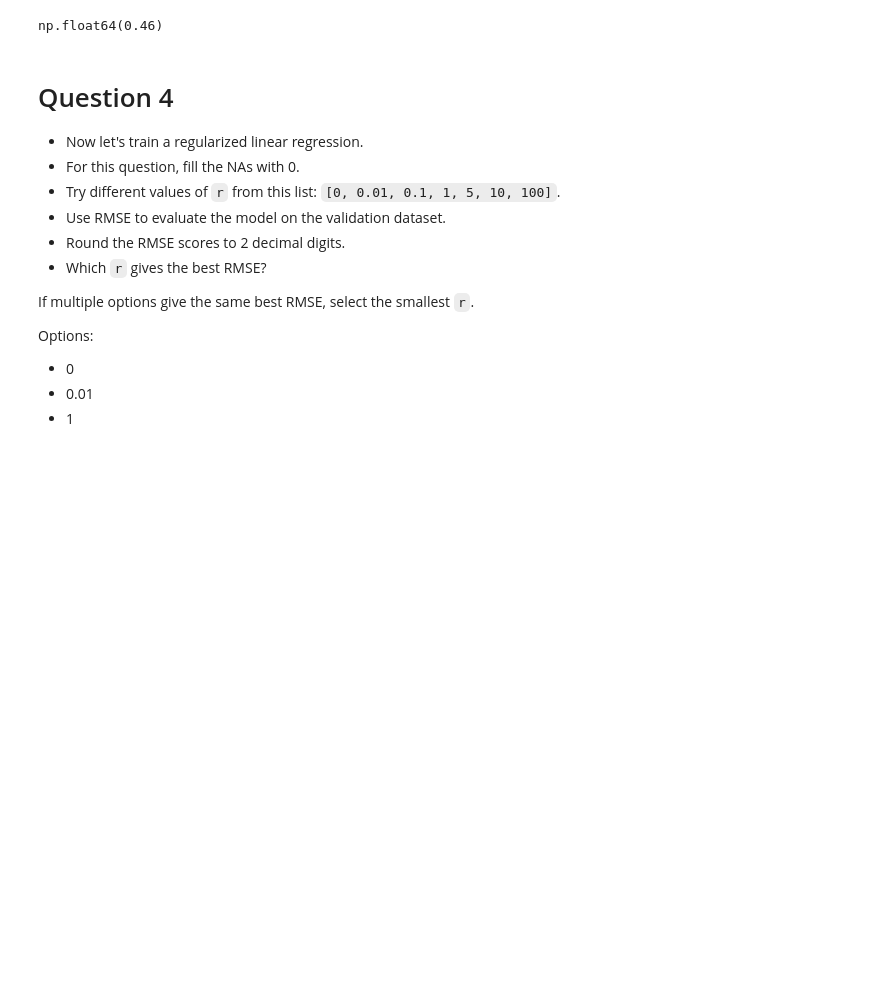
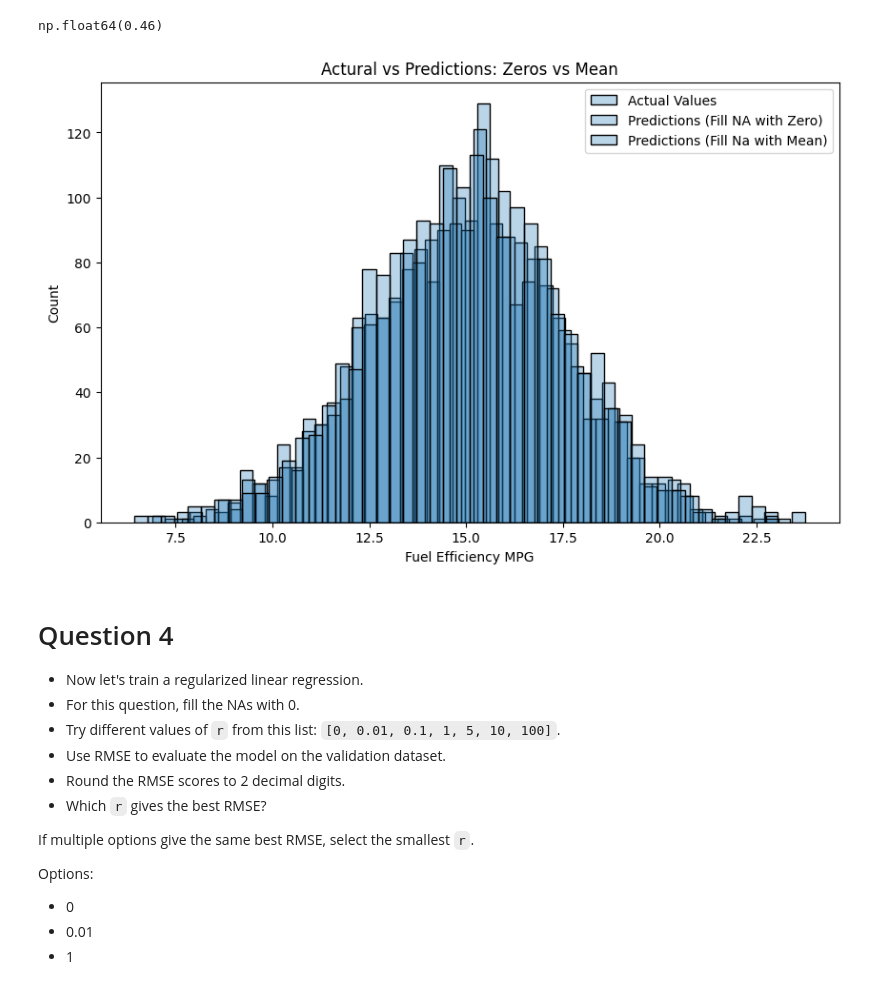
Before and after one commit to dataops95/ml-zoomcamp-homeworks-2025, a Jupyter notebook: 02-regression/homework-02.ipynb, the cells around one changed output. Cells and saved outputs as stored; diff of their text form; code cells hidden in the pictures; blank space fills up the shorter version.

Commit message:
Added charts

```diff
--- a/02-regression/homework-02.ipynb
+++ b/02-regression/homework-02.ipynb
@@ -240,6 +240,24 @@ y_pred_val_mean = w0_mean + X_val_mean.dot(w_mean)
 rmse(y_val, y_pred_val_mean)
 # %% [output]
 np.float64(0.46)
+# %%
+plt.figure(figsize=(10, 6))
+plt.title("Actural vs Predictions: Zeros vs Mean")
+sns.histplot(y_val, color="green", alpha=0.3, bins=50)
+sns.histplot(y_pred_val_zero, color="red", alpha=0.3, bins=50)
+sns.histplot(y_pred_val_mean, color="blue", alpha=0.3, bins=50)
+plt.title("Actural vs Predictions: Zeros vs Mean")
+plt.xlabel("Fuel Efficiency MPG")
+plt.legend(
+    [
+        "Actual Values",
+        "Predictions (Fill NA with Zero)",
+        "Predictions (Fill Na with Mean)",
+    ]
+)
+plt.show()
+# %% [output]
+[figure, added]
 # %% [markdown]
 # Question 4
 
```
Also changed, not shown: parts of 1 cell of this notebook.
